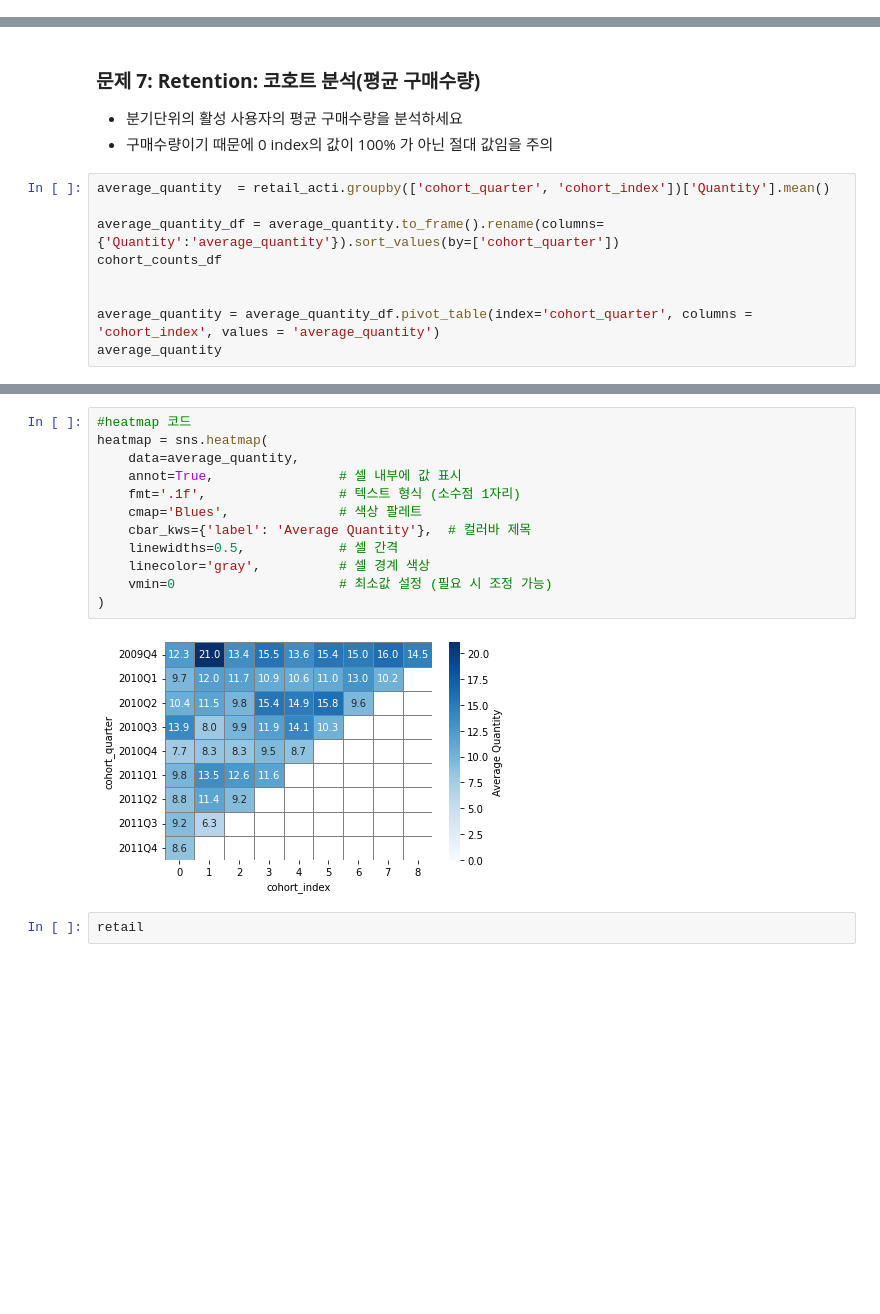
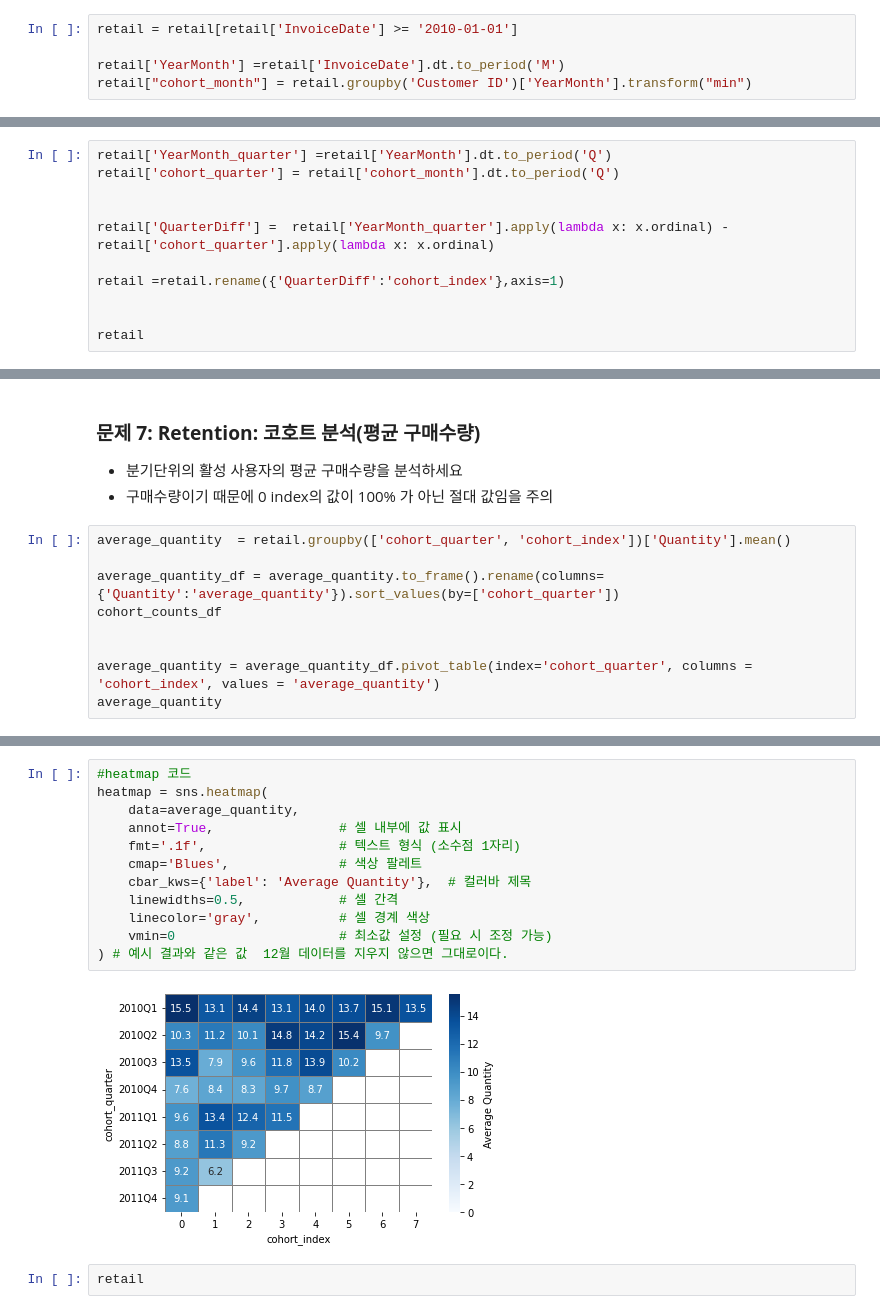
Before and after one commit to nazirite96/dasi4, a Jupyter notebook: stat_MQ_박기웅_1.ipynb, the cells around one changed output, grey strips where cells are left out. Saved outputs shown, nothing was run; the diff lists cells and outputs as text; blank space fills up the shorter version.

```diff
--- a/stat_MQ_박기웅_1.ipynb
+++ b/stat_MQ_박기웅_1.ipynb
@@ -616,3 +674,8 @@ heatmap = sns.heatmap(
 )
 # %% [output]
 [figure]
+# %%
+retail = retail[retail['InvoiceDate'] >= '2010-01-01']
+
+retail['YearMonth'] =retail['InvoiceDate'].dt.to_period('M')
+retail["cohort_month"] = retail.groupby('Customer ID')['YearMonth'].transform("min")
@@ -618,0 +707,11 @@ heatmap = sns.heatmap(
+# %%
+retail['YearMonth_quarter'] =retail['YearMonth'].dt.to_period('Q')
+retail['cohort_quarter'] = retail['cohort_month'].dt.to_period('Q')
+
+
+retail['QuarterDiff'] =  retail['YearMonth_quarter'].apply(lambda x: x.ordinal) -retail['cohort_quarter'].apply(lambda x: x.ordinal)
+
+retail =retail.rename({'QuarterDiff':'cohort_index'},axis=1)
+
+
+retail
@@ -622,7 +769,7 @@ heatmap = sns.heatmap(
 - 분기단위의 활성 사용자의 평균 구매수량을 분석하세요
 - 구매수량이기 때문에 0 index의 값이 100% 가 아닌 절대 값임을 주의
 # %%
-average_quantity  = retail_acti.groupby(['cohort_quarter', 'cohort_index'])['Quantity'].mean()
+average_quantity  = retail.groupby(['cohort_quarter', 'cohort_index'])['Quantity'].mean()
 
 average_quantity_df = average_quantity.to_frame().rename(columns={'Quantity':'average_quantity'}).sort_values(by=['cohort_quarter'])
 cohort_counts_df
@@ -645,17 +791,17 @@ average_quantity
 # %%
 #heatmap 코드
 heatmap = sns.heatmap(
     data=average_quantity,
     annot=True,                # 셀 내부에 값 표시
     fmt='.1f',                 # 텍스트 형식 (소수점 1자리)
     cmap='Blues',              # 색상 팔레트
     cbar_kws={'label': 'Average Quantity'},  # 컬러바 제목
     linewidths=0.5,            # 셀 간격
     linecolor='gray',          # 셀 경계 색상
     vmin=0                     # 최소값 설정 (필요 시 조정 가능)
-)
+) # 예시 결과와 같은 값  12월 데이터를 지우지 않으면 그대로이다.
 # %% [output]
-[figure, old version]
+[figure, new version]
 # %%
 retail
 # %% [output]
```
Also changed, not shown: parts of 25 cells of this notebook.
